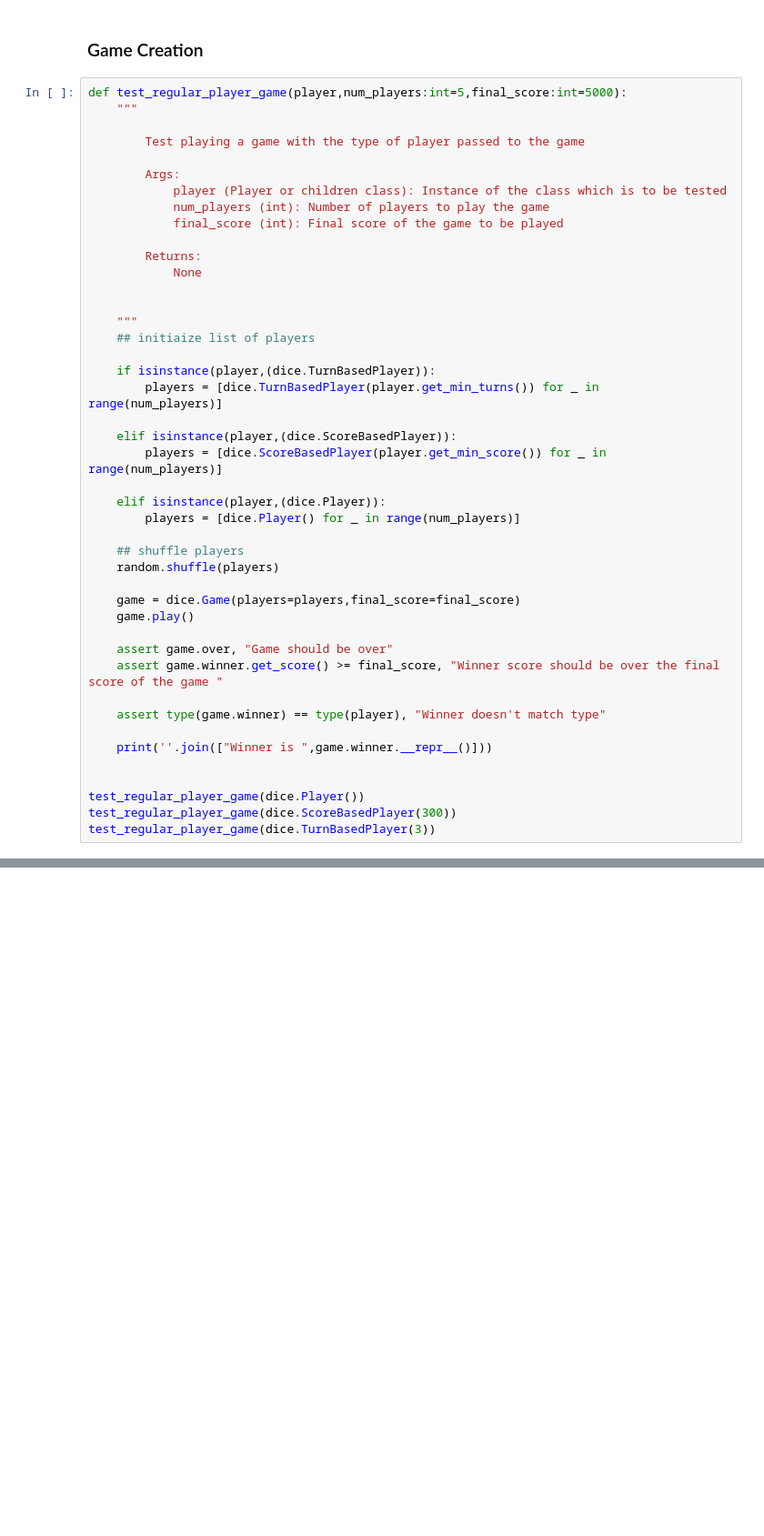
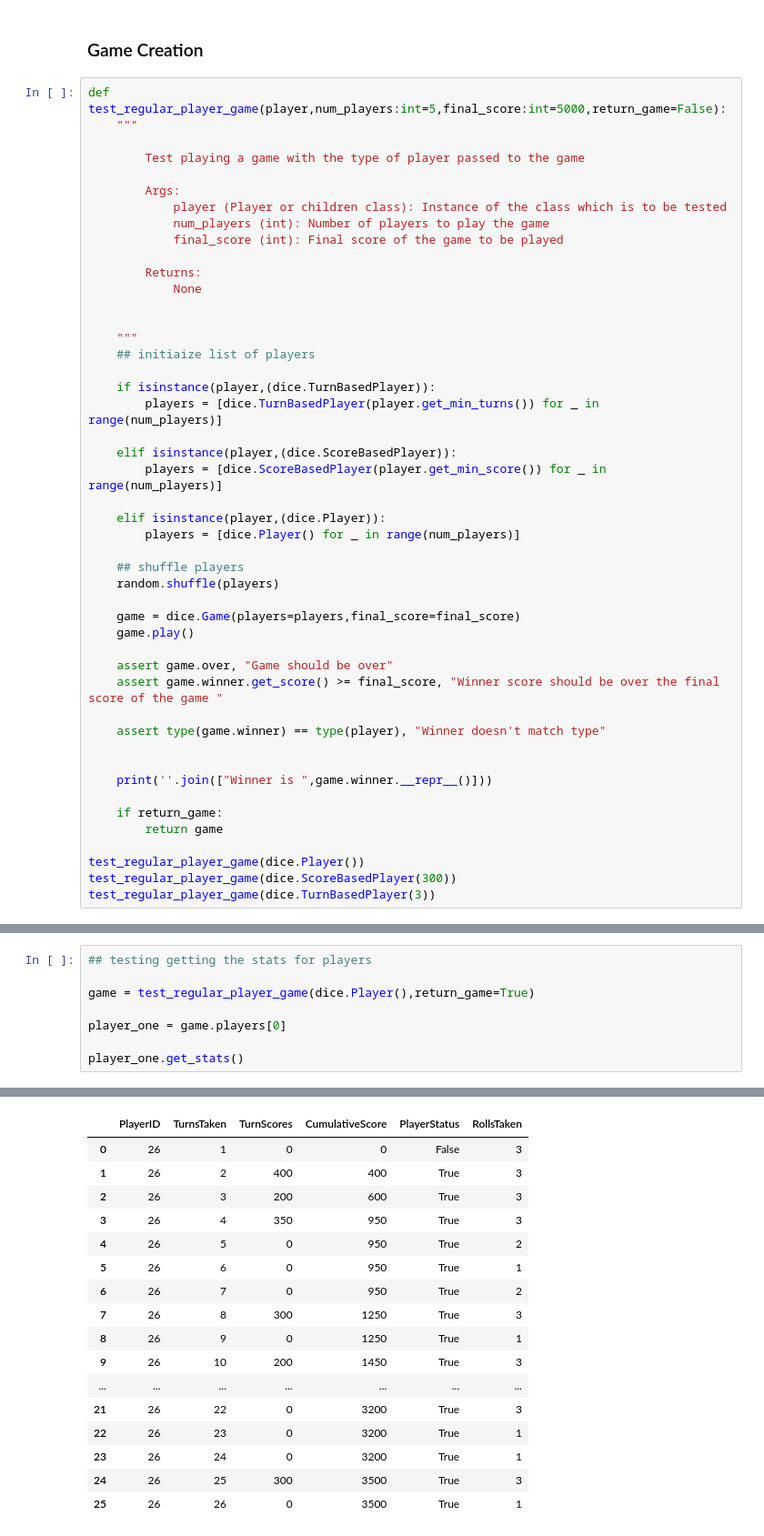
Before and after one commit to calicorob/DiceGame, a Jupyter notebook: Testing dice.py.ipynb, the cells around one changed output, grey strips where cells are left out. Shown at 91% size. Drawn from its saved outputs; the diff is of its cells as text; blank space fills up the shorter version.

```diff
--- a/Testing dice.py.ipynb
+++ b/Testing dice.py.ipynb
@@ -143,7 +143,7 @@ Testing pid: 29 score: 400
 # %% [markdown]
 ### Game Creation
 # %%
-def test_regular_player_game(player,num_players:int=5,final_score:int=5000):
+def test_regular_player_game(player,num_players:int=5,final_score:int=5000,return_game=False):
     """
 
         Test playing a game with the type of player passed to the game
@@ -180,8 +180,11 @@ def test_regular_player_game(player,num_players:int=5,final_score:int=5000):
 
     assert type(game.winner) == type(player), "Winner doesn't match type"
 
+
     print(''.join(["Winner is ",game.winner.__repr__()]))
 
+    if return_game:
+        return game
 
 test_regular_player_game(dice.Player())
 test_regular_player_game(dice.ScoreBasedPlayer(300))
@@ -192,0 +198,9 @@ Winner is pid: 146 score: 5000
+# %%
+## testing getting the stats for players
+
+game = test_regular_player_game(dice.Player(),return_game=True)
+
+player_one = game.players[0]
+
+player_one.get_stats()
+# %% [output]
@@ -192,0 +208,17 @@ Winner is pid: 146 score: 5000
+|  | PlayerID | TurnsTaken | TurnScores | CumulativeScore | PlayerStatus | RollsTaken |
+| 0 | 26 | 1 | 0 | 0 | False | 3 |
+| 1 | 26 | 2 | 400 | 400 | True | 3 |
+| 2 | 26 | 3 | 200 | 600 | True | 3 |
+| 3 | 26 | 4 | 350 | 950 | True | 3 |
+| 4 | 26 | 5 | 0 | 950 | True | 2 |
+| 5 | 26 | 6 | 0 | 950 | True | 1 |
+| 6 | 26 | 7 | 0 | 950 | True | 2 |
+| 7 | 26 | 8 | 300 | 1250 | True | 3 |
+| 8 | 26 | 9 | 0 | 1250 | True | 1 |
+| 9 | 26 | 10 | 200 | 1450 | True | 3 |
+| ... | ... | ... | ... | ... | ... | ... |
+| 21 | 26 | 22 | 0 | 3200 | True | 3 |
+| 22 | 26 | 23 | 0 | 3200 | True | 1 |
+| 23 | 26 | 24 | 0 | 3200 | True | 1 |
+| 24 | 26 | 25 | 300 | 3500 | True | 3 |
+| 25 | 26 | 26 | 0 | 3500 | True | 1 |
```
Also changed, not shown: parts of 11 cells of this notebook, 1 other file.
